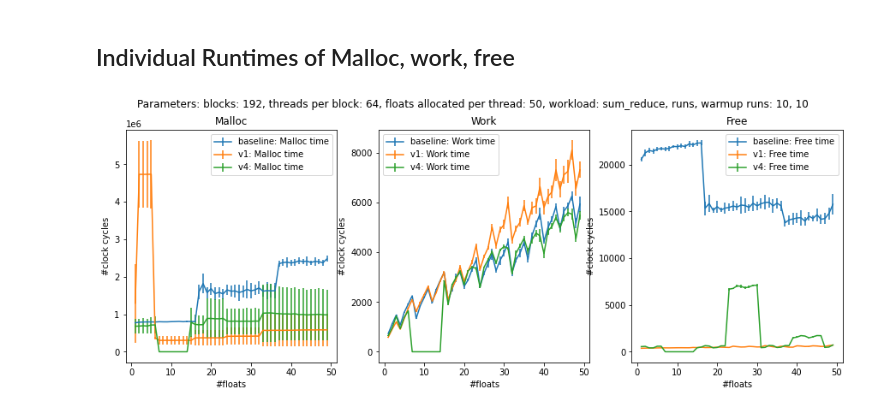
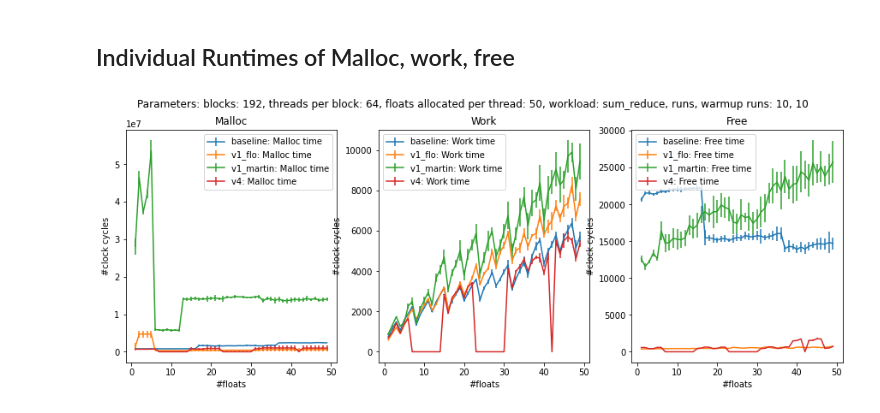
Before and after one commit to maerhart/dphpc-project, a Jupyter notebook: dynamic_allocator/benchmarks.ipynb, the cells around one changed output. Saved outputs shown, nothing was run; the diff lists cells and outputs as text; code cells hidden in the pictures.

Commit message:
benchmark v1_martin

```diff
--- a/dynamic_allocator/benchmarks.ipynb
+++ b/dynamic_allocator/benchmarks.ipynb
@@ -28,7 +28,7 @@ workloads = {
 def get_mean_std_individual_workloads(n_blocks, n_threads_per_block, n_floats, n_runs, n_warmup, workload):
     cmd_res = subprocess.run(["./a.out", *[str(x) for x in [n_blocks, n_threads_per_block, n_runs, n_warmup, n_floats, workload]]], capture_output=True, text=True)
     cmd_res.check_returncode()
-    measurements = [np.fromstring(x, sep=" ") for x in cmd_res.stdout.split("\n")[:9]]
+    measurements = [np.fromstring(x, sep=" ") for x in cmd_res.stdout.split("\n")[:12]]
 
     res = []
     for m in measurements:
@@ -59,9 +59,12 @@ for n_floats_ in tqdm(floats):
 means_base_malloc_time, stds_base_malloc_time,\
 means_base_work_time, stds_base_work_time,\
 means_base_free_time, stds_base_free_time,\
-means_v1_malloc_time, stds_v1_malloc_time,\
-means_v1_work_time, stds_v1_work_time,\
-means_v1_free_time, stds_v1_free_time,\
+means_v1_flo_malloc_time, stds_v1_flo_malloc_time,\
+means_v1_flo_work_time, stds_v1_flo_work_time,\
+means_v1_flo_free_time, stds_v1_flo_free_time,\
+means_v1_martin_malloc_time, stds_v1_martin_malloc_time,\
+means_v1_martin_work_time, stds_v1_martin_work_time,\
+means_v1_martin_free_time, stds_v1_martin_free_time,\
 means_v4_malloc_time, stds_v4_malloc_time,\
 means_v4_work_time, stds_v4_work_time,\
 means_v4_free_time, stds_v4_free_time\
@@ -71,34 +74,37 @@ means_v4_free_time, stds_v4_free_time\
 fig.suptitle("Parameters:" \
           + " blocks: " + str(n_blocks)\
           + ", threads per block: " + str(n_threads_per_block)\
           + ", floats allocated per thread: " + str(n_floats)\
           + ", workload: sum_reduce"\
           + ", runs, warmup runs: " + str(n_runs) + ", " + str(n_warmup))
 
 axs[0].set_title("Malloc")
 axs[0].errorbar(floats, means_base_malloc_time, stds_base_malloc_time, label="baseline: Malloc time")
-axs[0].errorbar(floats, means_v1_malloc_time, stds_v1_malloc_time, label="v1: Malloc time")
+axs[0].errorbar(floats, means_v1_flo_malloc_time, stds_v1_flo_malloc_time, label="v1_flo: Malloc time")
+axs[0].errorbar(floats, means_v1_martin_malloc_time, stds_v1_martin_malloc_time, label="v1_martin: Malloc time")
 axs[0].errorbar(floats, means_v4_malloc_time, stds_v4_malloc_time, label="v4: Malloc time")
 axs[0].legend()
 axs[0].set_xlabel("#floats")
 axs[0].set_ylabel("#clock cycles")
 
 axs[1].set_title("Work")
 axs[1].errorbar(floats, means_base_work_time, stds_base_work_time, label="baseline: Work time")
-axs[1].errorbar(floats, means_v1_work_time, stds_v1_work_time, label="v1: Work time")
+axs[1].errorbar(floats, means_v1_flo_work_time, stds_v1_flo_work_time, label="v1_flo: Work time")
+axs[1].errorbar(floats, means_v1_martin_work_time, stds_v1_martin_work_time, label="v1_martin: Work time")
 axs[1].errorbar(floats, means_v4_work_time, stds_v4_work_time, label="v4: Work time")
 axs[1].legend()
 axs[1].set_xlabel("#floats")
 axs[1].set_ylabel("#clock cycles")
 
 axs[2].set_title("Free")
 axs[2].errorbar(floats, means_base_free_time, stds_base_free_time, label="baseline: Free time")
-axs[2].errorbar(floats, means_v1_free_time, stds_v1_free_time, label="v1: Free time")
+axs[2].errorbar(floats, means_v1_flo_free_time, stds_v1_flo_free_time, label="v1_flo: Free time")
+axs[2].errorbar(floats, means_v1_martin_free_time, stds_v1_martin_free_time, label="v1_martin: Free time")
 axs[2].errorbar(floats, means_v4_free_time, stds_v4_free_time, label="v4: Free time")
 axs[2].legend()
 axs[2].set_xlabel("#floats")
 axs[2].set_ylabel("#clock cycles")
 
 plt.show()
 # %% [output]
-[figure, old version]
+[figure, new version]
```
Also changed, not shown: 2 other files.
